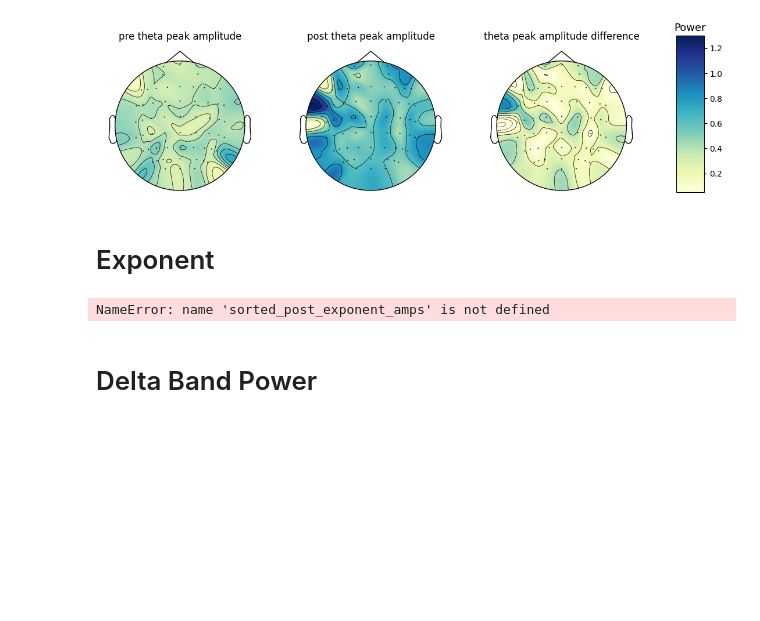
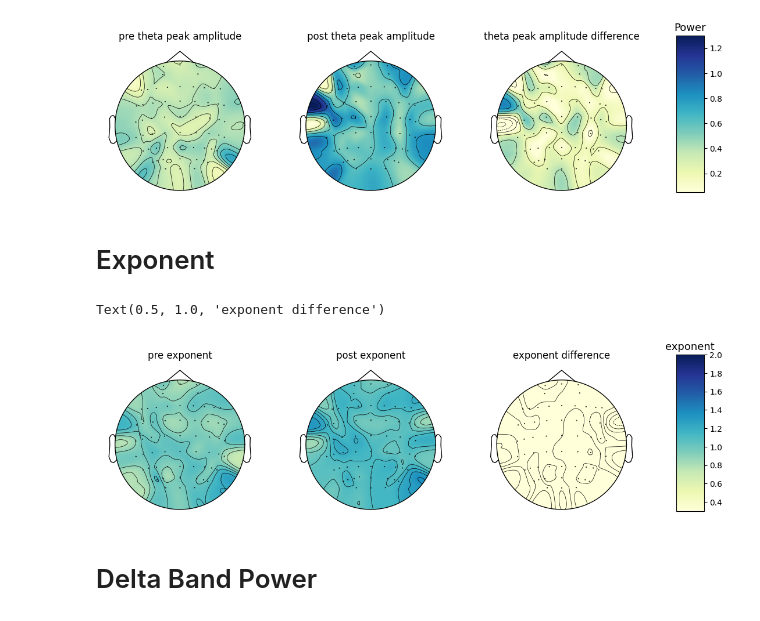
Before and after one commit to voytekresearch/ECT-MST, a Jupyter notebook: 01-MST/mst_topomaps.ipynb, the cells around one changed output. Drawn from its saved outputs; the diff is of its cells as text; code cells hidden in the pictures; blank space fills up the shorter version.

Commit message:
fix topomaps

```diff
--- a/01-MST/mst_topomaps.ipynb
+++ b/01-MST/mst_topomaps.ipynb
@@ -256,31 +256,32 @@ Text(0.5, 1.0, 'theta peak amplitude difference')
 # %%
 sorted_pre_exponents, sorted_post_exponents = get_sorted_vals(exp_df_included, mne_chans,
                                                               feature='exponent', avg_type='median')
-diff = sorted_post_exponent_amps - sorted_pre_exponent_amps
+diff = sorted_post_exponents - sorted_pre_exponents
-# %% [output]
-NameError: name 'sorted_post_exponent_amps' is not defined
 # %%
 unit_label = 'exponent'
 fig,(ax1,ax2,ax3) = plt.subplots(ncols=3, figsize=[12,3])
-im, cm = mne.viz.plot_topomap(sorted_pre_exponent_amps, axes=ax1, pos=eeg_data.info, show=False,
+im, cm = mne.viz.plot_topomap(sorted_pre_exponents, axes=ax1, pos=eeg_data.info, show=False,
                               vmin=0.3, vmax=2.0, cmap='YlGnBu')
-im, cm = mne.viz.plot_topomap(sorted_post_exponent_amps, axes=ax2, pos=eeg_data.info, show=False,
+im, cm = mne.viz.plot_topomap(sorted_post_exponents, axes=ax2, pos=eeg_data.info, show=False,
                               vmin=0.3, vmax=2.0, cmap='YlGnBu')
 im, cm = mne.viz.plot_topomap(diff, axes=ax3, pos=eeg_data.info, show=False,
                               vmin=0.3, vmax=2.0, cmap='YlGnBu')
 
 # manually fiddle the position of colorbar
 ax_x_start = 0.95
 ax_x_width = 0.04
 ax_y_start = 0.1
 ax_y_height = 0.9
 cbar_ax = fig.add_axes([ax_x_start, ax_y_start, ax_x_width, ax_y_height])
 clb = fig.colorbar(im, cax=cbar_ax)
 clb.ax.set_title(unit_label,fontsize=13) # title on top of colorbar
 
 ax1.set_title('pre exponent')
 ax2.set_title('post exponent')
 ax3.set_title('exponent difference')
+# %% [output]
+Text(0.5, 1.0, 'exponent difference')
+[figure, added]
 # %% [markdown]
 # Delta Band Power
 # %%
```
Also changed, not shown: parts of 6 cells of this notebook, 1 other file.
